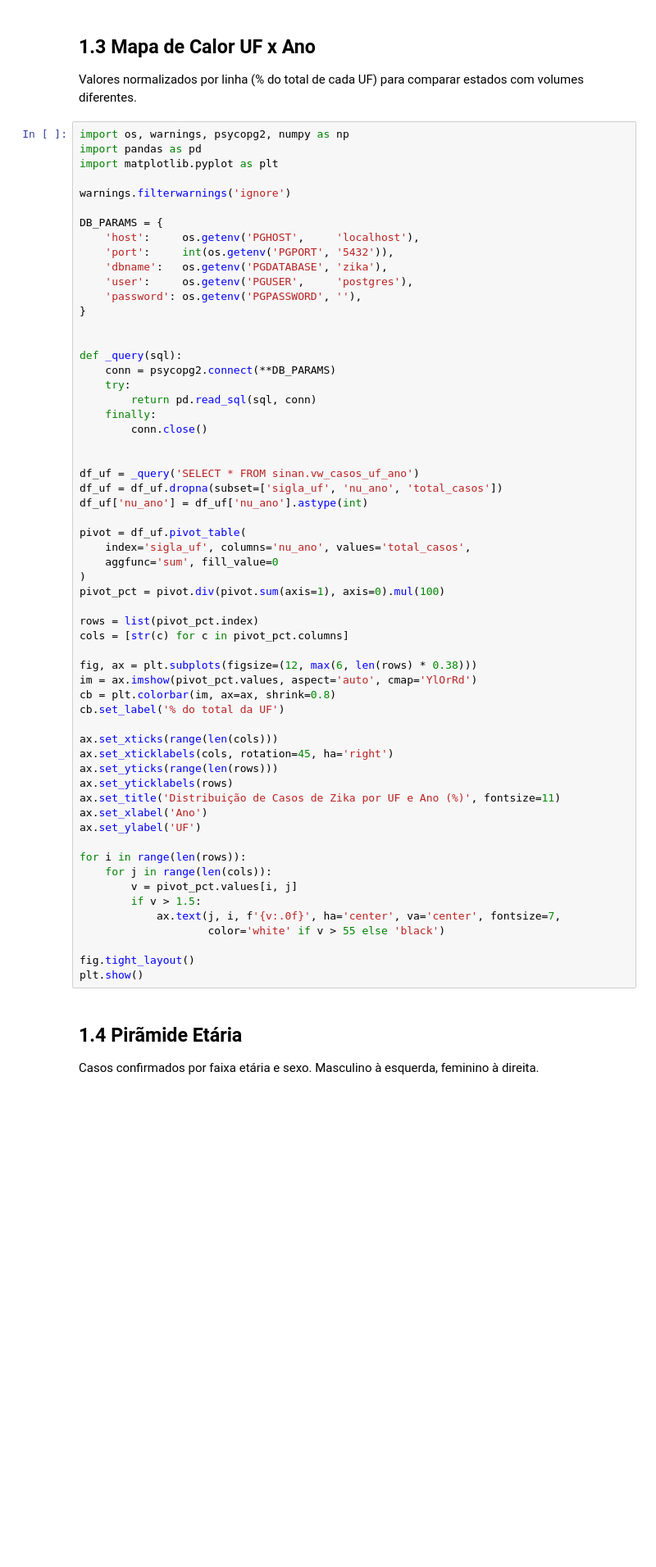
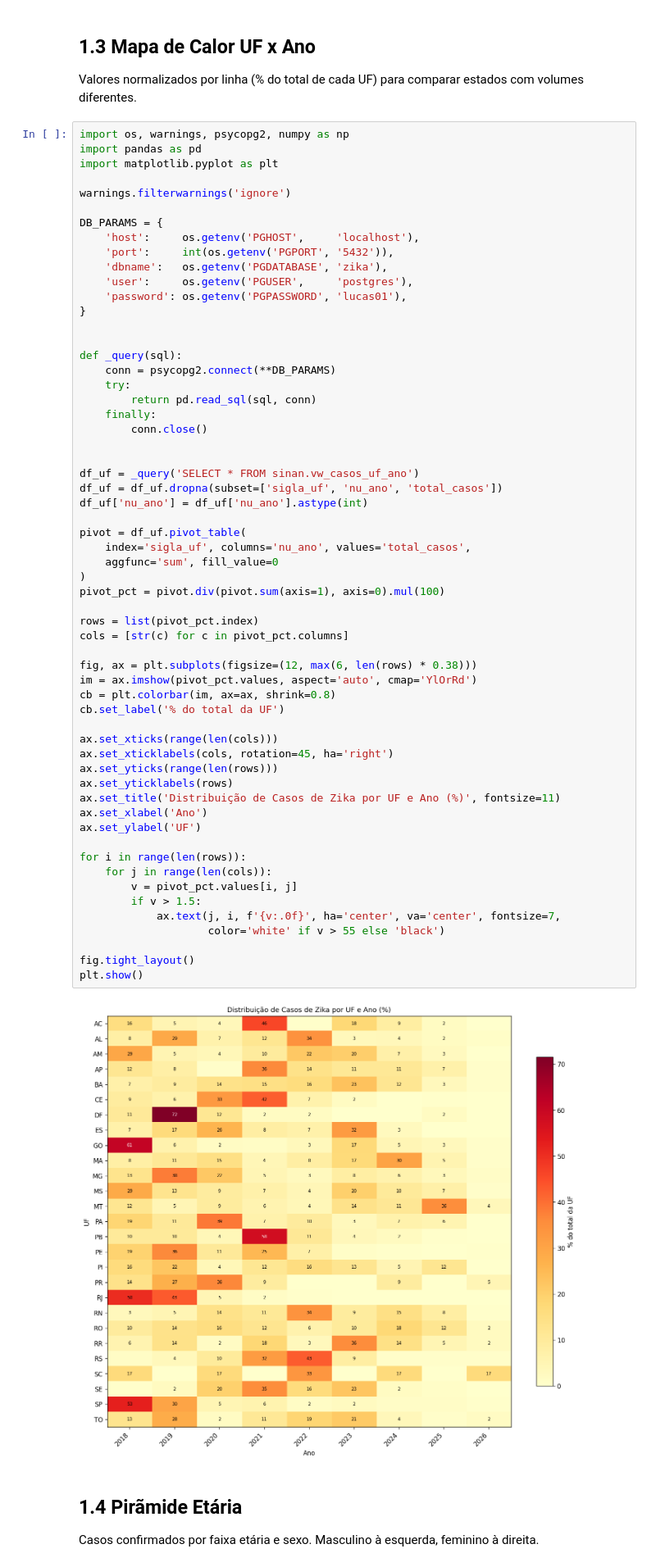
Before and after one commit to LucasAugustoRodrigues/projeto-zika-sinan, a Jupyter notebook: notebooks/01_exploratory_analysis.ipynb, the cells around one changed output. Shown at 82% size. Drawn from its saved outputs; the diff is of its cells as text; blank space fills up the shorter version.

```diff
--- a/notebooks/01_exploratory_analysis.ipynb
+++ b/notebooks/01_exploratory_analysis.ipynb
@@ -114,7 +118,7 @@ DB_PARAMS = {
     'port':     int(os.getenv('PGPORT', '5432')),
     'dbname':   os.getenv('PGDATABASE', 'zika'),
     'user':     os.getenv('PGUSER',     'postgres'),
-    'password': os.getenv('PGPASSWORD', ''),
+    'password': os.getenv('PGPASSWORD', 'lucas01'),
 }
 
 
@@ -134,33 +138,35 @@ pivot = df_uf.pivot_table(
     index='sigla_uf', columns='nu_ano', values='total_casos',
     aggfunc='sum', fill_value=0
 )
 pivot_pct = pivot.div(pivot.sum(axis=1), axis=0).mul(100)
 
 rows = list(pivot_pct.index)
 cols = [str(c) for c in pivot_pct.columns]
 
 fig, ax = plt.subplots(figsize=(12, max(6, len(rows) * 0.38)))
 im = ax.imshow(pivot_pct.values, aspect='auto', cmap='YlOrRd')
 cb = plt.colorbar(im, ax=ax, shrink=0.8)
 cb.set_label('% do total da UF')
 
 ax.set_xticks(range(len(cols)))
 ax.set_xticklabels(cols, rotation=45, ha='right')
 ax.set_yticks(range(len(rows)))
 ax.set_yticklabels(rows)
 ax.set_title('Distribuição de Casos de Zika por UF e Ano (%)', fontsize=11)
 ax.set_xlabel('Ano')
 ax.set_ylabel('UF')
 
 for i in range(len(rows)):
     for j in range(len(cols)):
         v = pivot_pct.values[i, j]
         if v > 1.5:
             ax.text(j, i, f'{v:.0f}', ha='center', va='center', fontsize=7,
                     color='white' if v > 55 else 'black')
 
 fig.tight_layout()
 plt.show()
+# %% [output]
+[figure, added]
 # %% [markdown]
 ## 1.4 Pirãmide Etária
 
```
Also changed, not shown: parts of 5 cells of this notebook, 4 other files.
